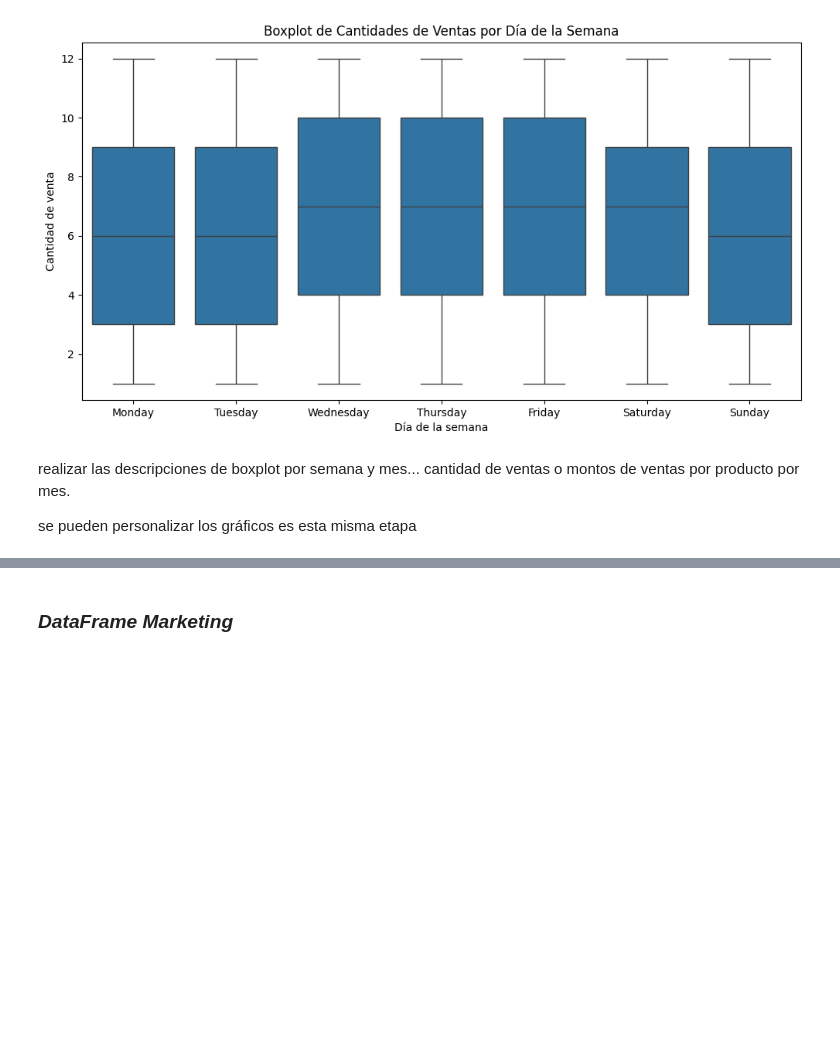
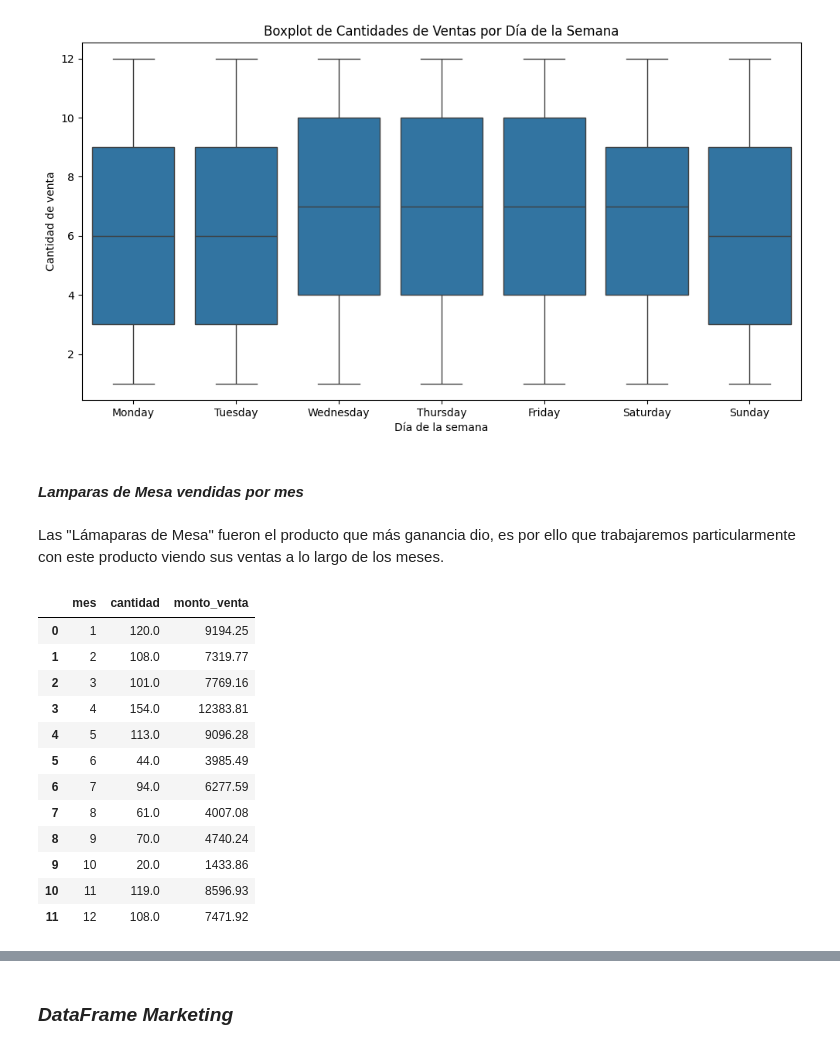
Before and after one commit to FedeM-Git/TT-2C2025-Data-Analitycs-Notebooks, a Jupyter notebook: Pre-Entrega_Maune/Pre-Entrega_Maune, Juan_Federico.ipynb, the cells around one changed output, grey strips where cells are left out. Cells and saved outputs as stored; diff of their text form; code cells hidden in the pictures; blank space fills up the shorter version.

```diff
--- a/Pre-Entrega_Maune/Pre-Entrega_Maune, Juan_Federico.ipynb
+++ b/Pre-Entrega_Maune/Pre-Entrega_Maune, Juan_Federico.ipynb
@@ -1490,7 +1488,26 @@ plt.ylabel("Cantidad de venta")
 plt.show()
 # %% [output]
 [figure]
-# %% [markdown]
-realizar las descripciones de boxplot por semana y mes... cantidad de ventas o montos de ventas por producto por mes.
-
-se pueden personalizar los gráficos es esta misma etapa
+# %% [markdown]
+#### ***Lamparas de Mesa vendidas por mes***
+# %% [markdown]
+Las "Lámaparas de Mesa" fueron el producto que más ganancia dio, es por ello que trabajaremos particularmente con este producto viendo sus ventas a lo largo de los meses.
+# %%
+# Creamos un nuevo DataFrame para las ventas de "Lámpara de mesa" por mes
+df_lamparas_mes = (df_ventas[df_ventas["producto"] == "Lámpara de mesa"].groupby("mes", as_index=False).agg({"cantidad": "sum", "monto_venta": "sum"}))
+
+df_lamparas_mes
+# %% [output]
+|  | mes | cantidad | monto_venta |
+| 0 | 1 | 120.0 | 9194.25 |
+| 1 | 2 | 108.0 | 7319.77 |
+| 2 | 3 | 101.0 | 7769.16 |
+| 3 | 4 | 154.0 | 12383.81 |
+| 4 | 5 | 113.0 | 9096.28 |
+| 5 | 6 | 44.0 | 3985.49 |
+| 6 | 7 | 94.0 | 6277.59 |
+| 7 | 8 | 61.0 | 4007.08 |
+| 8 | 9 | 70.0 | 4740.24 |
+| 9 | 10 | 20.0 | 1433.86 |
+| 10 | 11 | 119.0 | 8596.93 |
+| 11 | 12 | 108.0 | 7471.92 |
```
Also changed, not shown: parts of 2 cells of this notebook.
